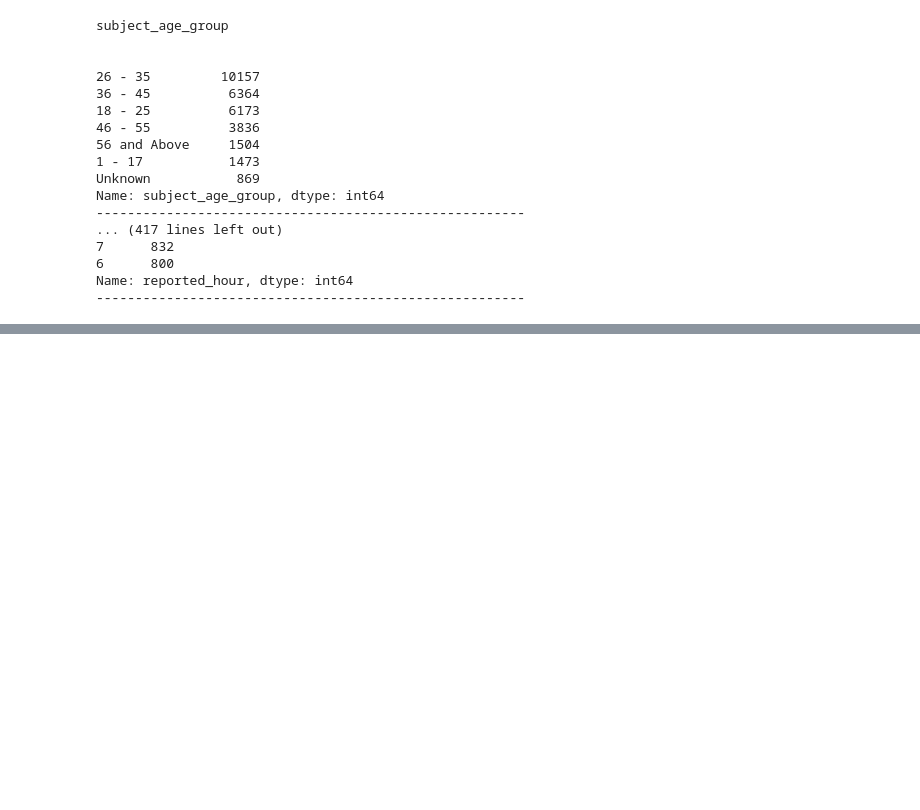
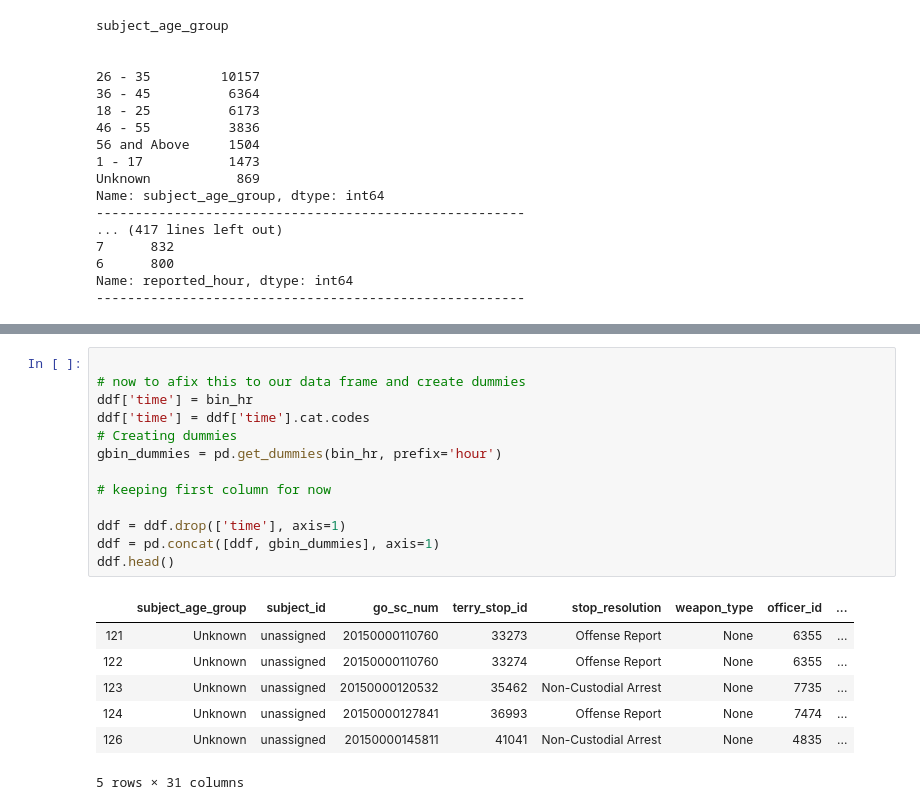
Before and after one commit to bmauss/LogReg_Analysis_of_Terry_Stops, a Jupyter notebook: Obtaining and Scrubbing Data.ipynb, the cells around one changed output, grey strips where cells are left out. Cells and saved outputs as stored; diff of their text form; blank space fills up the shorter version.

```diff
--- a/Obtaining and Scrubbing Data.ipynb
+++ b/Obtaining and Scrubbing Data.ipynb
@@ -747,0 +1143,21 @@ Name: reported_hour, dtype: int64
+# %%
+
+# now to afix this to our data frame and create dummies
+ddf['time'] = bin_hr
+ddf['time'] = ddf['time'].cat.codes
+# Creating dummies
+gbin_dummies = pd.get_dummies(bin_hr, prefix='hour')
+
+# keeping first column for now
+
+ddf = ddf.drop(['time'], axis=1)
+ddf = pd.concat([ddf, gbin_dummies], axis=1)
+ddf.head()
+# %% [output]
+|  | subject_age_group | subject_id | go_sc_num | terry_stop_id | stop_resolution | weapon_type | officer_id | ... |
+| 121 | Unknown | unassigned | 20150000110760 | 33273 | Offense Report | None | 6355 | ... |
+| 122 | Unknown | unassigned | 20150000110760 | 33274 | Offense Report | None | 6355 | ... |
+| 123 | Unknown | unassigned | 20150000120532 | 35462 | Non-Custodial Arrest | None | 7735 | ... |
+| 124 | Unknown | unassigned | 20150000127841 | 36993 | Offense Report | None | 7474 | ... |
+| 126 | Unknown | unassigned | 20150000145811 | 41041 | Non-Custodial Arrest | None | 4835 | ... |
+5 rows × 31 columns
```
Also changed, not shown: parts of 80 cells of this notebook, 2 other files.
